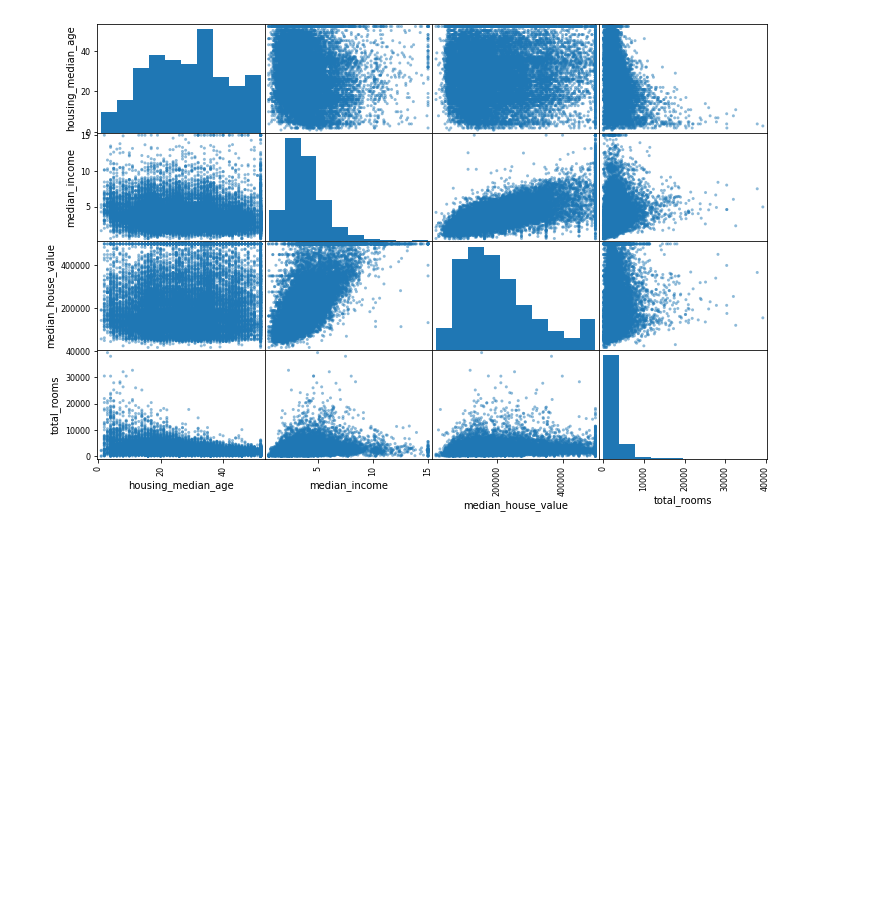
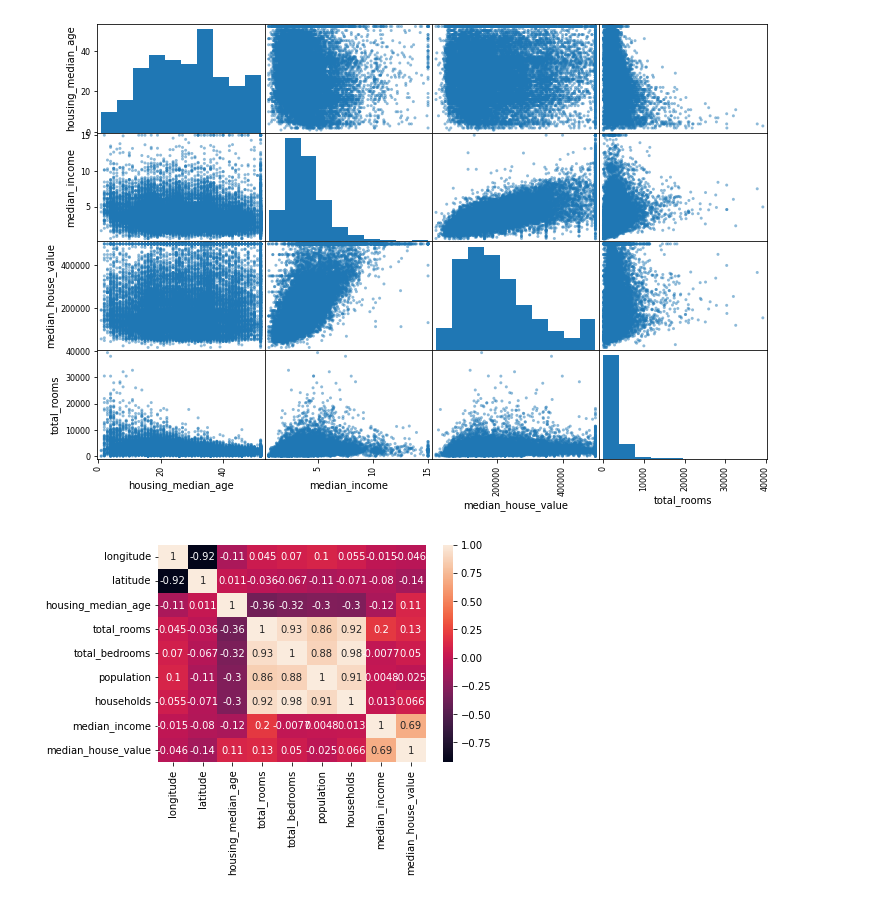
Before and after one commit to jhojin7/trying-homl2-exercises, a Jupyter notebook: housing.ipynb, the cells around one changed output. Drawn from its saved outputs; the diff is of its cells as text; code cells hidden in the pictures; blank space fills up the shorter version.

```diff
--- a/housing.ipynb
+++ b/housing.ipynb
@@ -32,3 +34,7 @@ attrs=["housing_median_age","median_income","median_house_value","total_rooms"]
 scatter_matrix(housing[attrs],figsize=(12,8));
 # %% [output]
 [figure]
+# %%
+sns.heatmap(housing.corr(),annot=True);
+# %% [output]
+[figure, added]
```
Also changed, not shown: parts of 13 cells of this notebook.
